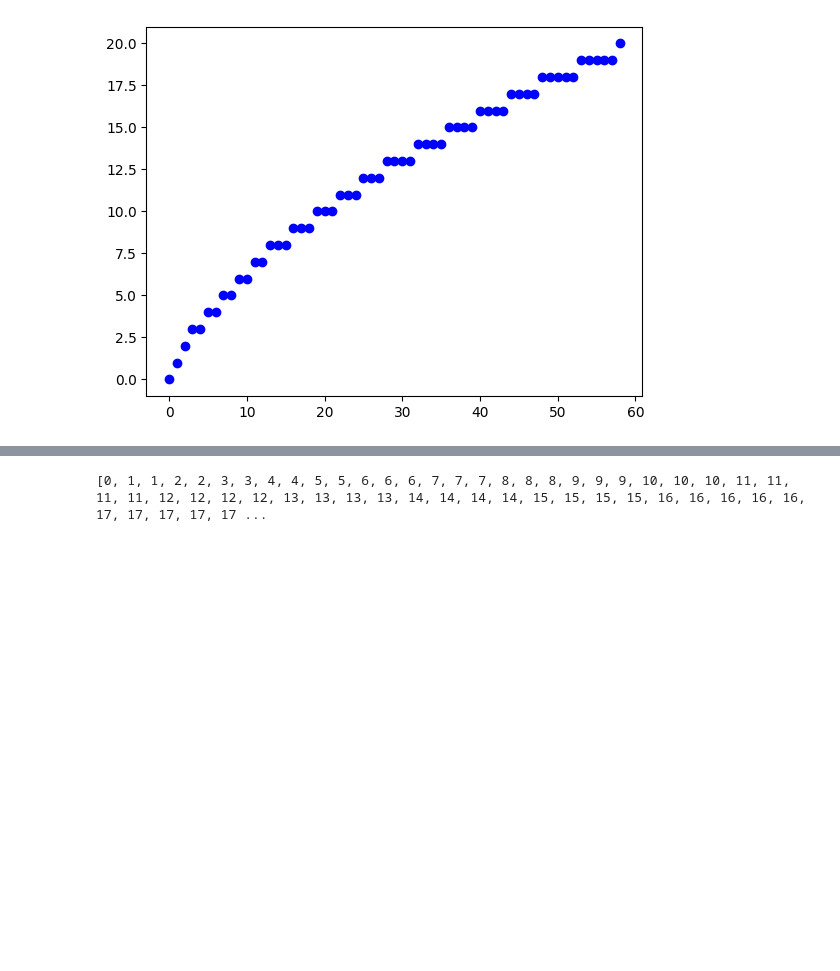
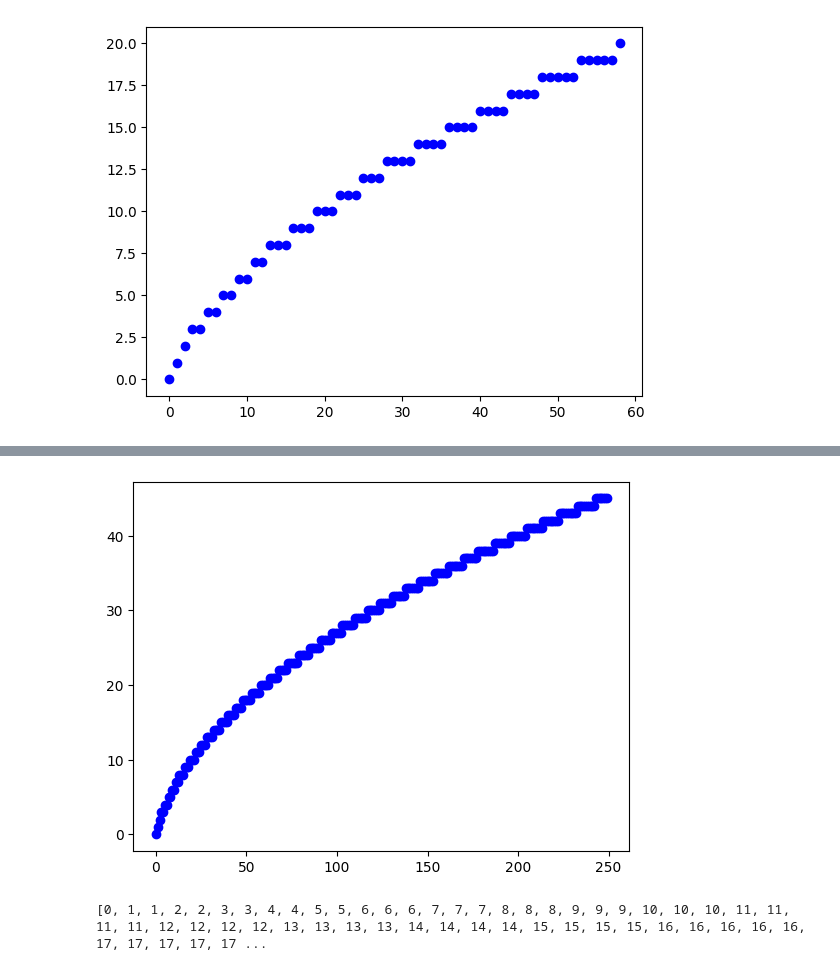
Before and after one commit to tomO-L/phd, a Jupyter notebook: MVT_depletion_protocol/playground.ipynb, the cells around one changed output, grey strips where cells are left out. Cells and saved outputs as stored; diff of their text form; code cells hidden in the pictures; blank space fills up the shorter version.

```diff
--- a/MVT_depletion_protocol/playground.ipynb
+++ b/MVT_depletion_protocol/playground.ipynb
@@ -228,3 +228,22 @@ y0
 # %% [output]
 20
 [figure]
+# %%
+def is_rewarded(X, since_last_reward) : #Function that sets up the kind of protocole you are using
+
+    DELAY = 2
+    PLATEAU = 100
+    DEPLETING_SLOPE = 0.2
+
+    #p is the probability to get a reward
+
+    if X < DELAY :
+        t = 0
+    else :
+        t = DEPLETING_SLOPE * (X - DELAY) # [DEPLETING_SLOPE] more turns than the previous one are requiered to get the reward
+    if t > PLATEAU :
+        t = PLATEAU
+    p = 1 if since_last_reward >= t else 0
+    result = 1 if random.random() <= p else 0
+    # print(f"p = {p}, result = {result}")
+    return result
@@ -230,0 +310,75 @@ y0
+# %%
+def is_rewarded(number_of_reward, qt_since_last_reward) :
+
+    depletion_start = 2
+    rewards_before_depletion = 5
+
+    next_reward = (number_of_reward - depletion_start)/rewards_before_depletion
+
+    if number_of_reward<depletion_start:
+
+        result = 1
+
+        return result
+
+    if qt_since_last_reward < next_reward:
+
+        result = 0
+
+    else:
+
+        result = 1
+
+    return result
+
+def reward_function(n_turns):
+
+    n_tot_reward = 0
+    n_turns_since_last_reward = 0
+
+    for _ in range(n_turns):
+
+        reward = is_rewarded(n_tot_reward, n_turns_since_last_reward)
+
+        if reward:
+
+            n_turns_since_last_reward = 0
+
+        else:
+
+            n_turns_since_last_reward += 1
+
+        n_tot_reward += reward
+
+
+    return n_tot_reward
+
+
+n_turns = np.arange(0,250)
+
+y0_list = []
+
+for n in n_turns:
+
+    y0 = reward_function(n)
+    y0_list.append(y0)
+    # y1 = theoretical_reward_function(n)
+
+    plt.scatter(n,y0, c='blue')
+    # plt.scatter(n,y1, c='red')
+
+plt.show()
+
+# plt.yscale('log')
+
+a = 1.1
+b = 2
+c = 0
+
+# y1 = 0
+
+y1 = np.log(n_turns+1)*3
+
+# plt.plot(n_turns, y1)
+y0
+# %% [output]
@@ -231,3 +386,4 @@ y0
+[figure, added]
 # %%
 print(y0_list)
 # %% [output]
```
Also changed, not shown: parts of 2 cells of this notebook, 4 other files.
